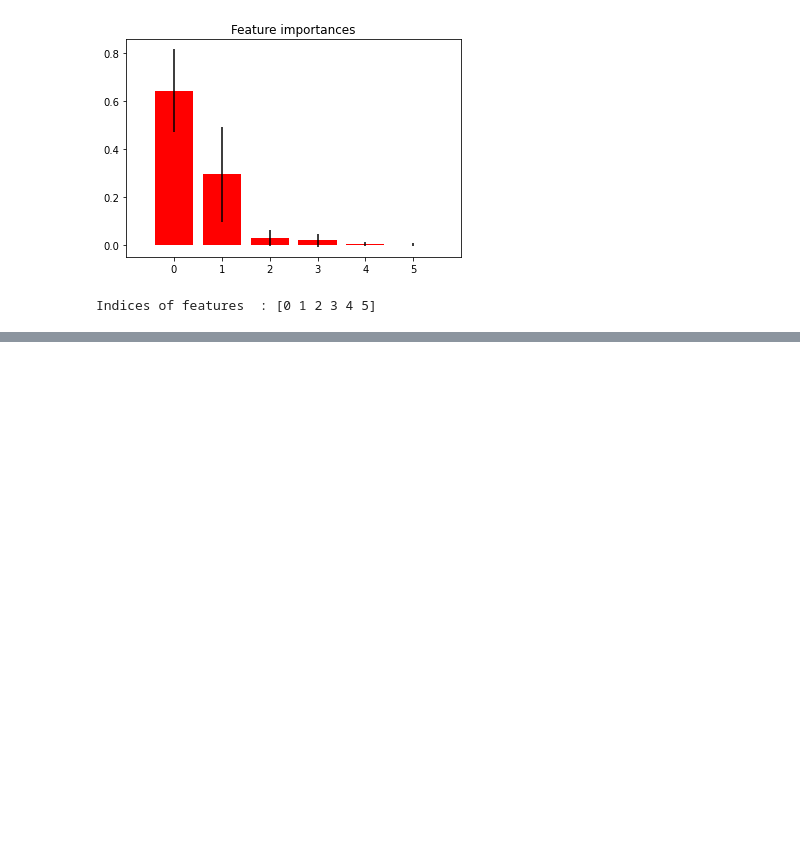
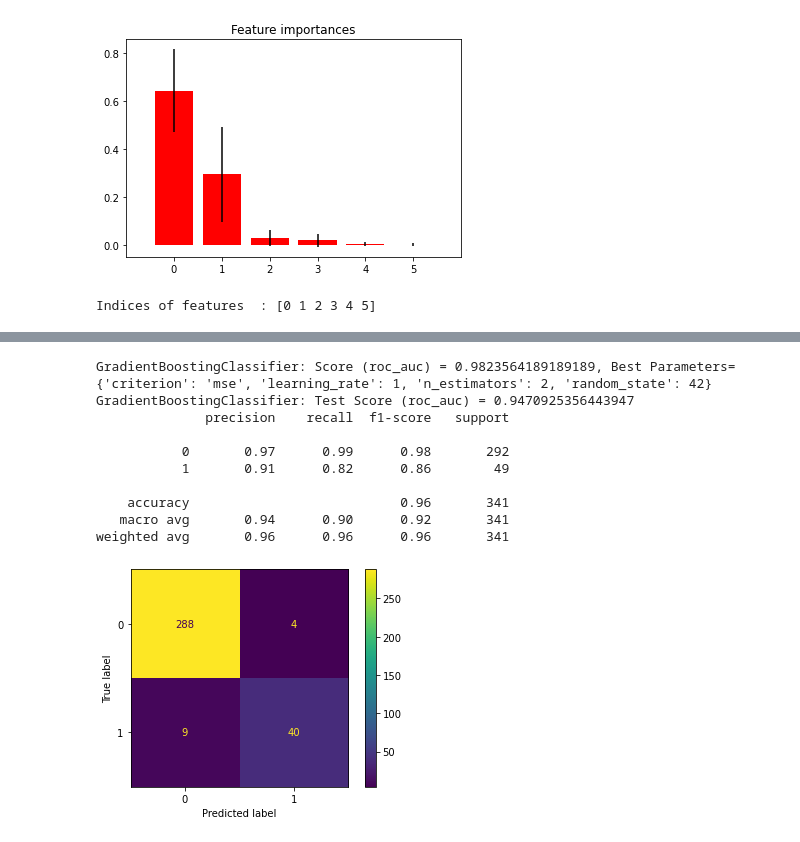
Before and after one commit to erhant/profile-matching, a Jupyter notebook: src/ml.ipynb, the cells around one changed output, grey strips where cells are left out. Drawn from its saved outputs; the diff is of its cells as text; code cells hidden in the pictures; blank space fills up the shorter version.

```diff
--- a/src/ml.ipynb
+++ b/src/ml.ipynb
@@ -99,0 +123,17 @@ array([0])
+# %%
+param_grid  = {'n_estimators': [2,4,8,16,32,64,128,256,400],  'learning_rate':[0.001,0.01,0.1,1,1.5,2] , 'criterion':['friedman_mse', 'mse', 'mae'], 'random_state': [42]}
+grid_er1 = GridSearchCV(estimator=ensemble.GradientBoostingClassifier(),param_grid =param_grid ,cv=cross_fold,scoring=scoring,n_jobs= -1)
+model_name = "GradientBoostingClassifier"
+m = trainAndTestModel(f"{model_name}", grid_er1, x_train, y_train, x_test,y_test)
+# %% [output]
+GradientBoostingClassifier: Score (roc_auc) = 0.9823564189189189, Best Parameters= {'criterion': 'mse', 'learning_rate': 1, 'n_estimators': 2, 'random_state': 42}
+GradientBoostingClassifier: Test Score (roc_auc) = 0.9470925356443947
+              precision    recall  f1-score   support
+
+           0       0.97      0.99      0.98       292
+           1       0.91      0.82      0.86        49
+
+    accuracy                           0.96       341
+   macro avg       0.94      0.90      0.92       341
+weighted avg       0.96      0.96      0.96       341
+[figure, added]
```
Also changed, not shown: parts of 7 cells of this notebook.
